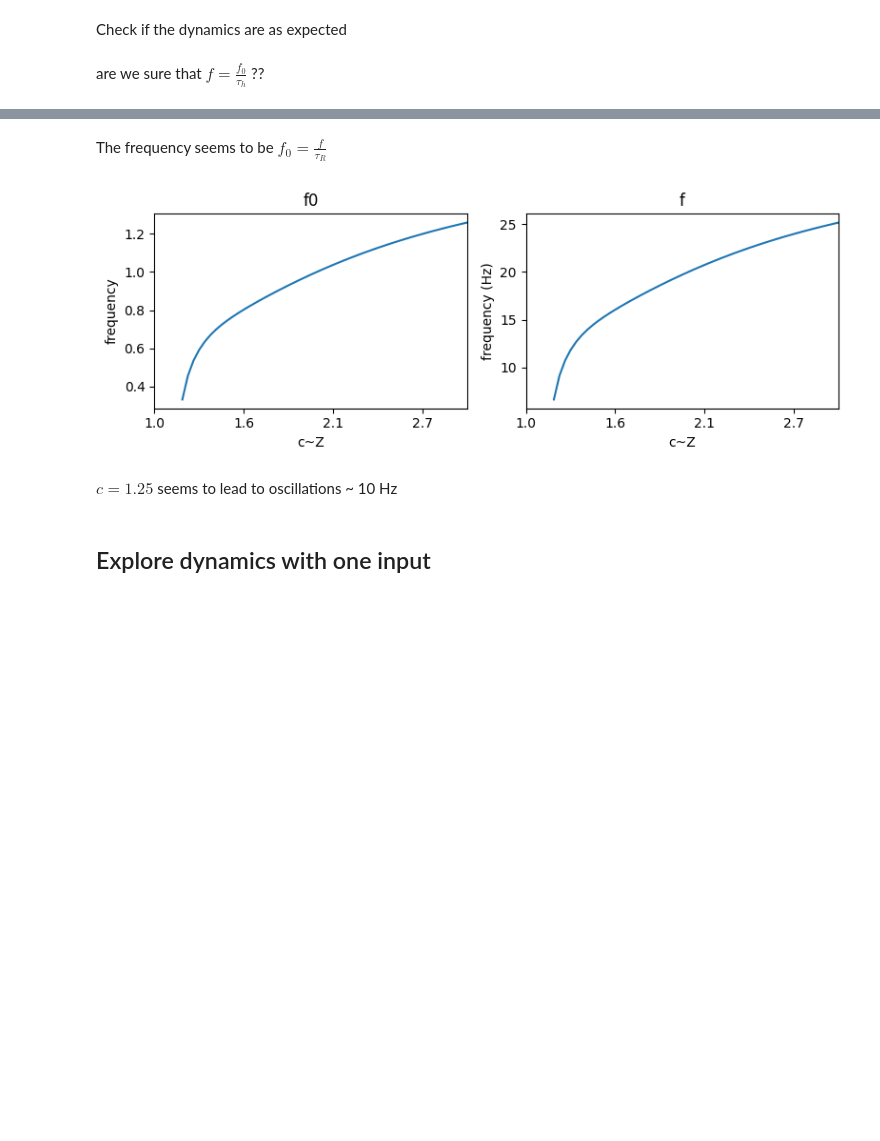
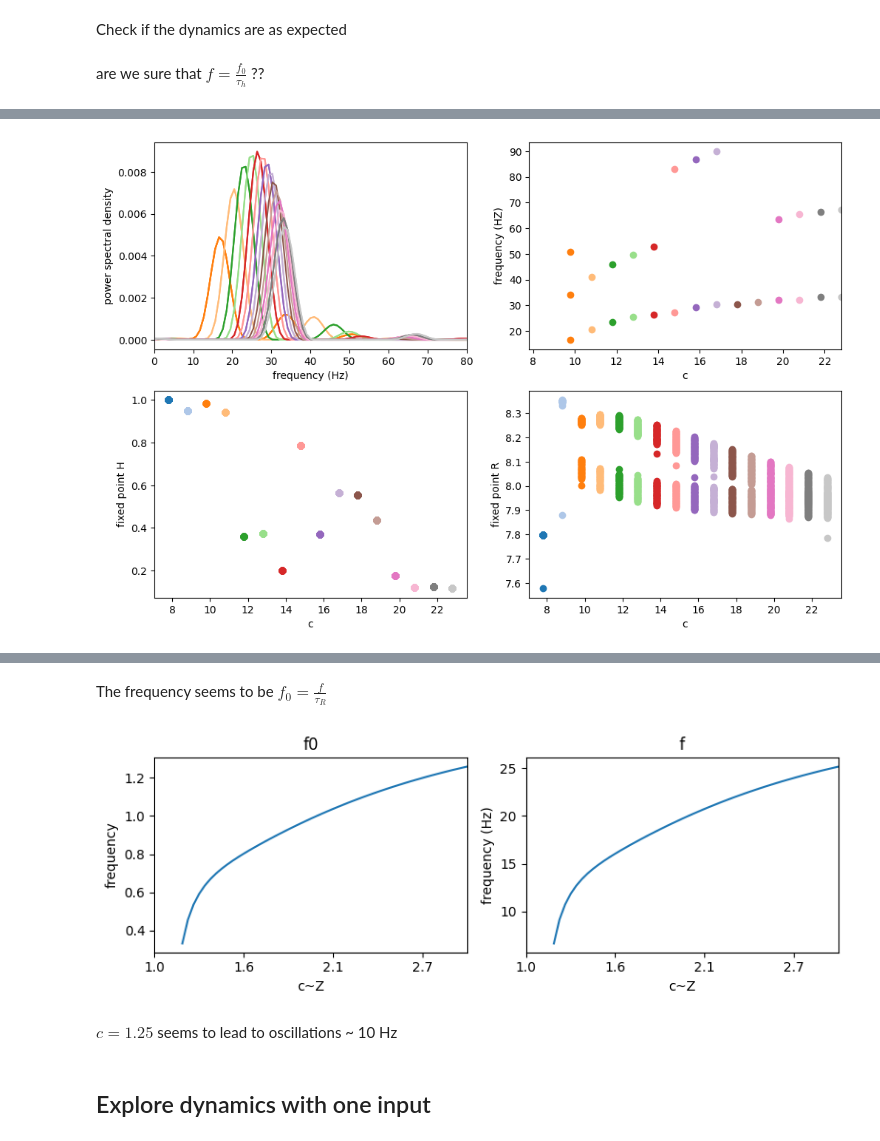
Before and after one commit to katduecker/dnn_osci, a Jupyter notebook: DynNN_figures_thesis.ipynb, the cells around one changed output, grey strips where cells are left out. Drawn from its saved outputs; the diff is of its cells as text; code cells hidden in the pictures; blank space fills up the shorter version.

```diff
--- a/DynNN_figures_thesis.ipynb
+++ b/DynNN_figures_thesis.ipynb
@@ -532,0 +539,97 @@ axs[1].plot(Rt,Ht)
+# %%
+## The effect of c on the dynamics
+
+cmap = plt.get_cmap('tab20')
+cmap(0)[0:3]
+import scipy
+
+tau_h = 0.01
+tau_R = 0.05
+S = .1
+a = 2
+
+
+# explore the maximum value for Z (dot product)
+Z = torch.max(Z21).detach().cpu().item()
+
+# time
+timevec = np.linspace(0,2,2000)
+
+# explore c's
+c_vec = np.arange(Z,3*Z,1)
+
+
+Pxx = np.zeros((c_vec.shape[0],513))
+
+
+plt.rcParams["figure.figsize"] = (12,8)
+
+fig, axs = plt.subplots(2,2)
+
+## FREQUENCY
+for i,c in enumerate(c_vec):
+  params = [tau_h,tau_R,c,S]
+  Zt, Ht, Rt = euler_dyn(Z,timevec,params,alpha_params,sig_param,t_start=0)
+
+  f,Pxx[i] = scipy.signal.welch(Ht,fs=1000,nfft=1024)
+
+  idx = scipy.signal.find_peaks(Pxx[i],prominence=(0.0001,None))
+
+  freq = f[idx[0]]
+  pow = idx[1]['prominences']
+
+  for ii in range(len(freq)):
+    #axs[0].text(freq[ii],pow[ii]+0.0005,str(round(c_vec[i])))
+    axs[0,0].plot(f,Pxx[i],color=cmap(i)[0:3]);
+
+for fi,pc in enumerate(Pxx):
+  idx = scipy.signal.find_peaks(pc,prominence=(0.0001,None))
+
+  freq = f[idx[0]]
+  pow = idx[1]['prominences']
+
+  for ii in range(len(freq)):
+    a
+    axs[0,1].scatter(c_vec[fi],freq[ii],color=cmap(fi)[0:3])
+
+axs[0,0].set_xlim((0, 80))
+axs[0,0].set_xlabel('frequency (Hz)')
+axs[0,0].set_ylabel('power spectral density')
+axs[0,1].set_xlabel('c')
+axs[0,1].set_ylabel('frequency (HZ)')
+axs[0,1].set_xlim((c_vec[0], c_vec[-1]))
+
+
+## FIXED POINTS
+for i,c in enumerate(c_vec):
+  params = [tau_h,tau_R,c,S]
+  Zt, Ht, Rt = euler_dyn(Z,timevec,params,alpha_params,sig_param,t_start=0)
+
+  dH = np.diff(Ht)
+
+  mark_sign_chan = np.array(())
+  for h in range(dH.shape[0]-1):
+    if (np.sign(dH[h])+np.sign(dH[h+1])) == 0:
+      mark_sign_chan = np.append(mark_sign_chan,h)
+
+
+  rval = [Rt[int(m-1)] for i,m in enumerate(mark_sign_chan)]
+
+  axs[1,1].scatter(np.tile(c,(len(rval),1)),rval,color=cmap(i)[0:3])
+  axs[1,1].set_xlabel('c')
+  axs[1,1].set_ylabel('fixed point R')
+
+  dR = np.diff(Rt)
+
+  mark_sign_chan = np.array(())
+  for r in range(dR.shape[0]-1):
+    if (np.sign(dR[r])+np.sign(dR[r+1])) == 0:
+      mark_sign_chan = np.append(mark_sign_chan,h)
+
+  hval = [Ht[int(m-1)] for i,m in enumerate(mark_sign_chan)]
+
+  axs[1,0].scatter(np.tile(c,(len(hval),1)),hval,color=cmap(i)[0:3])
+  axs[1,0].set_xlabel('c')
+  axs[1,0].set_ylabel('fixed point H')
+# %% [output]
+[figure, added]
```
Also changed, not shown: parts of 7 cells of this notebook.
